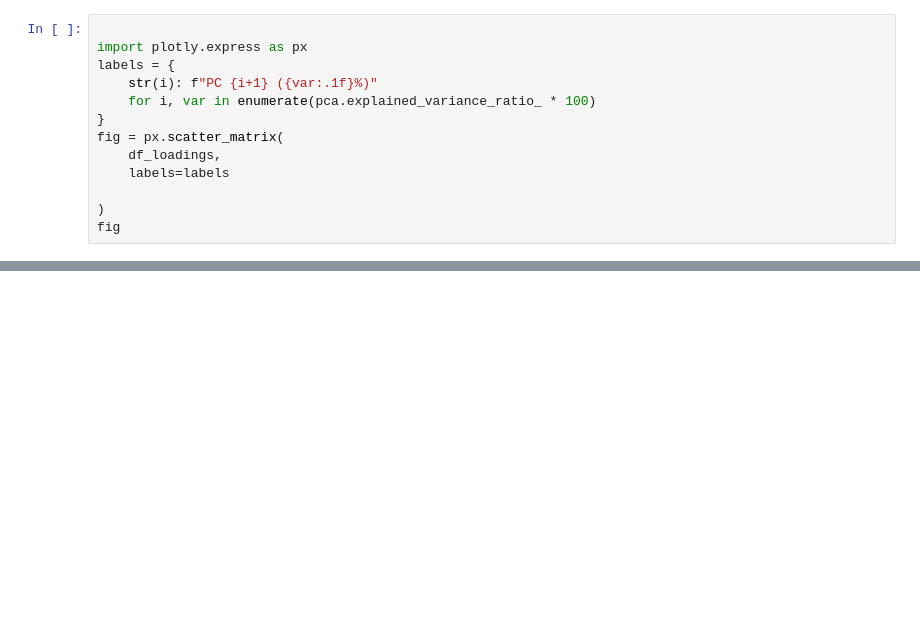
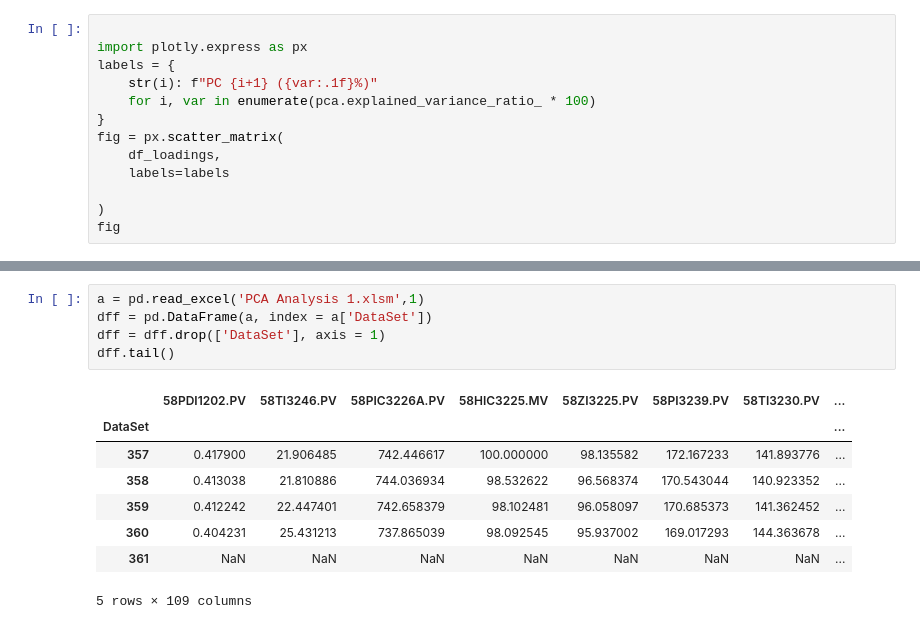
Before and after one commit to V1shwanath/PCA-TEST, a Jupyter notebook: test.ipynb, the cells around one changed output, grey strips where cells are left out. Cells and saved outputs as stored; diff of their text form; blank space fills up the shorter version.

```diff
--- a/test.ipynb
+++ b/test.ipynb
@@ -111,0 +249,14 @@ fig
+# %%
+a = pd.read_excel('PCA Analysis 1.xlsm',1)
+dff = pd.DataFrame(a, index = a['DataSet'])
+dff = dff.drop(['DataSet'], axis = 1)
+dff.tail()
+# %% [output]
+|  | 58PDI1202.PV | 58TI3246.PV | 58PIC3226A.PV | 58HIC3225.MV | 58ZI3225.PV | 58PI3239.PV | 58TI3230.PV | ... |
+| DataSet |  |  |  |  |  |  |  | ... |
+| 357 | 0.417900 | 21.906485 | 742.446617 | 100.000000 | 98.135582 | 172.167233 | 141.893776 | ... |
+| 358 | 0.413038 | 21.810886 | 744.036934 | 98.532622 | 96.568374 | 170.543044 | 140.923352 | ... |
+| 359 | 0.412242 | 22.447401 | 742.658379 | 98.102481 | 96.058097 | 170.685373 | 141.362452 | ... |
+| 360 | 0.404231 | 25.431213 | 737.865039 | 98.092545 | 95.937002 | 169.017293 | 144.363678 | ... |
+| 361 | NaN | NaN | NaN | NaN | NaN | NaN | NaN | ... |
+5 rows × 109 columns
```
Also changed, not shown: parts of 20 cells of this notebook, 5 other files.
